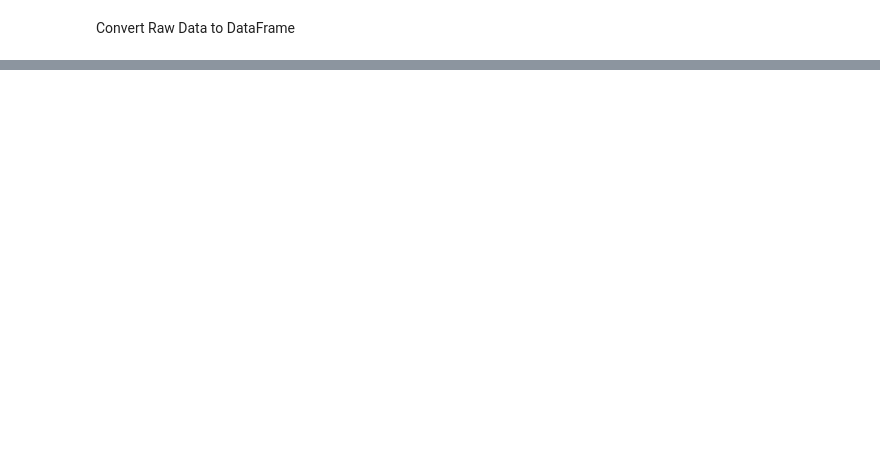
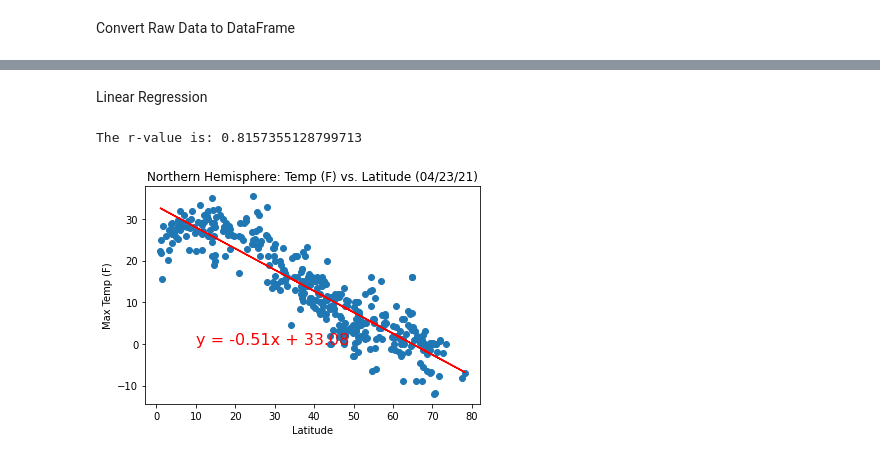
Before and after one commit to mspriest/python-api-challenge, a Jupyter notebook: WeatherPy/WeatherPy.ipynb, the cells around one changed output, grey strips where cells are left out. Cells and saved outputs as stored; diff of their text form; code cells hidden in the pictures; blank space fills up the shorter version.

```diff
--- a/WeatherPy/WeatherPy.ipynb
+++ b/WeatherPy/WeatherPy.ipynb
@@ -236,0 +248,37 @@ plt.show()
+# %% [markdown]
+Linear Regression
+# %%
+# Create a groupby for Northern Hemisphere (greater than or equal to 0 degrees latitude)
+# and Southern Hemisphere (less than 0 degrees latitude)
+
+n_hemisphere = weather_data[weather_data["Lat"] >= 0]
+
+s_hemisphere = weather_data[weather_data["Lat"] < 0]
+# %%
+# Plot Linear Regression - Northern Hemisphere - Temperature (F) vs. Latitude
+
+# Assign x & y values
+x_values = (n_hemisphere["Lat"])
+y_values = (n_hemisphere["Max Temp"])
+
+# Add the linear regression equation and line to plot
+(slope, intercept, rvalue, pvalue, stderr) = linregress(x_values, y_values)
+regress_values = x_values * slope + intercept
+line_eq = "y = " + str(round(slope,2)) + "x + " + str(round(intercept,2))
+plt.scatter(x_values,y_values)
+plt.plot(x_values,regress_values,"r-")
+plt.annotate(line_eq,(10,0),fontsize=16,color="red")
+
+# Print Correlation Coefficient
+print(f"The r-value is: {rvalue**2}")
+
+#Add Labels
+plt.xlabel("Latitude")
+plt.ylabel("Max Temp (F)")
+plt.title("Northern Hemisphere: Temp (F) vs. Latitude (04/23/21)")
+
+#Show Plot
+plt.show()
+# %% [output]
+The r-value is: 0.8157355128799713
+[figure, added]
```
Also changed, not shown: parts of 23 cells of this notebook, 10 other files.
